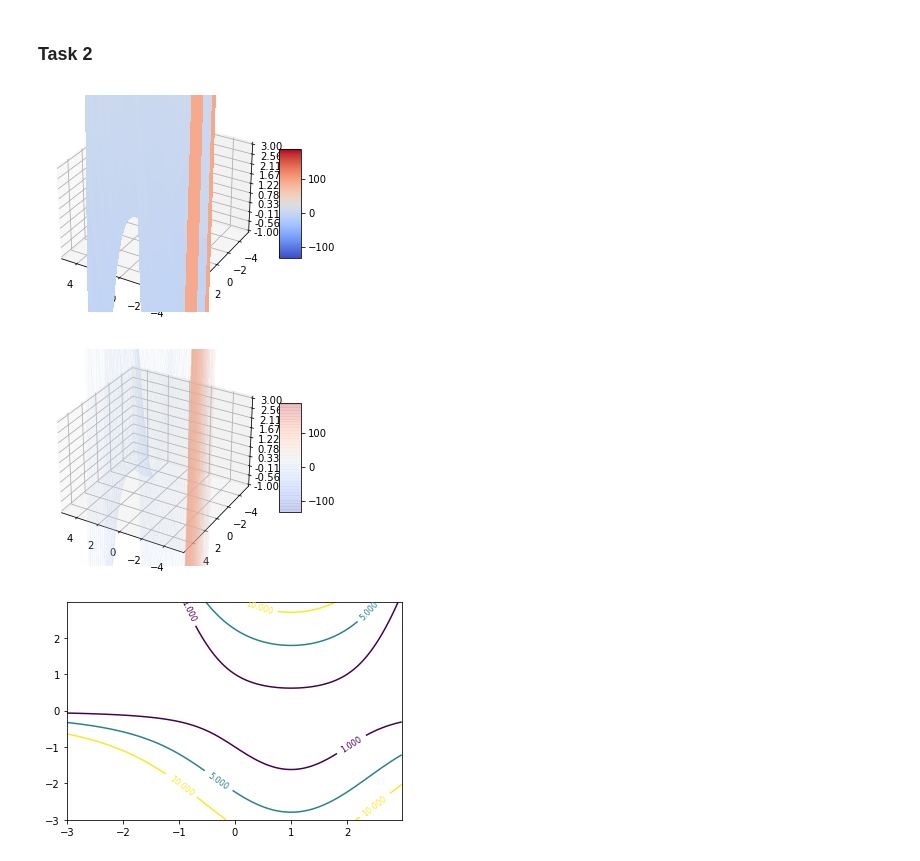
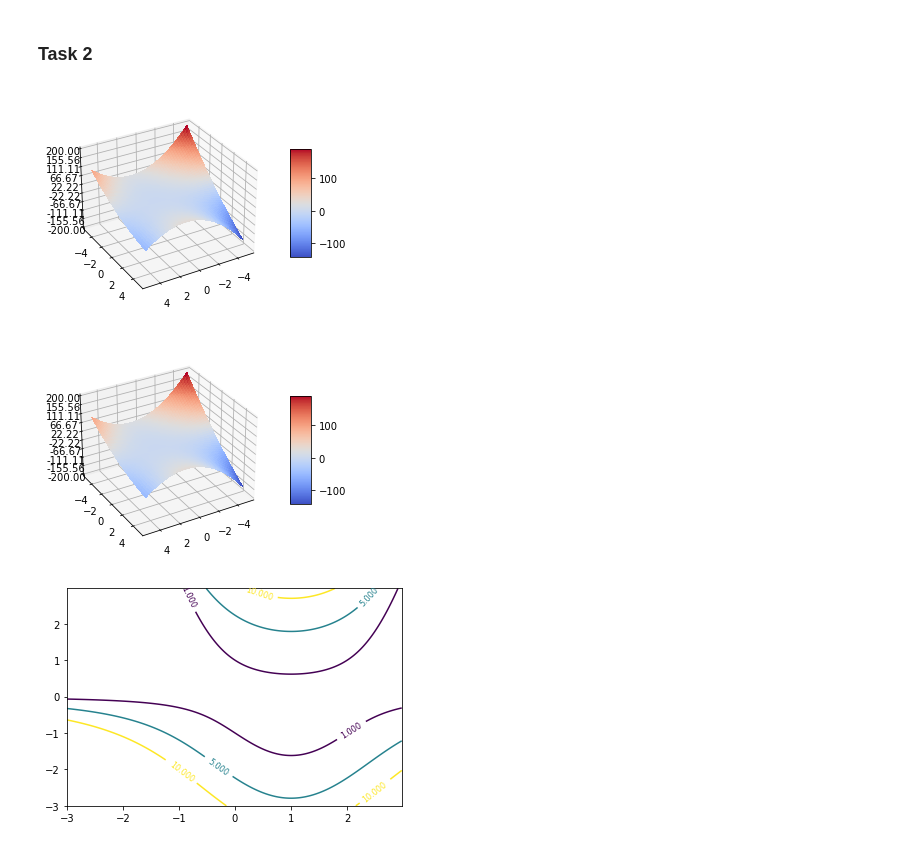
Before and after one commit to IvanAniskavets/Python_2.0, a Jupyter notebook: Math_for_DS_18/HW_5.ipynb, the cells around one changed output. Drawn from its saved outputs; the diff is of its cells as text; code cells hidden in the pictures.

```diff
--- a/Math_for_DS_18/HW_5.ipynb
+++ b/Math_for_DS_18/HW_5.ipynb
@@ -73,62 +73,59 @@ def func0(x1, x2):
 # %%
-
 fig = plt.figure()
 ax = fig.gca(projection='3d')
 
 # Make data.
-X1 = np.arange(-5, 5, 0.25)
-X2 = np.arange(-5, 5, 0.25)
+X1 = np.linspace(-5, 5, 100)
+X2 = np.linspace(-5, 5, 100)
 X1, X2 = np.meshgrid(X1, X2)
 Z = func0(X1, X2)
 
 # Plot the surface.
-surf = ax.plot_surface(X1, X2, Z, cmap=cm.coolwarm,
-                       linewidth=0, antialiased=False)
+surf = ax.plot_surface(X1, X2, Z, cmap=cm.coolwarm, linewidth=0, antialiased=False)
 
 # Customize the z axis.
-ax.set_zlim(-1, 3.0)
+ax.set_zlim(-200, 200.)
 ax.zaxis.set_major_locator(LinearLocator(10))
 ax.zaxis.set_major_formatter(FormatStrFormatter('%.02f'))
 
 # Add a color bar which maps values to colors.
 fig.colorbar(surf, shrink=0.5, aspect=5)
 
-ax.azim = 120
-ax.dist = 10
+ax.azim = 60
+ax.dist = 11
 ax.elev = 30
 
 plt.show()
 # %% [output]
-[figure, old version]
+[figure, new version]
 # %%
 fig = plt.figure()
 ax = fig.gca(projection='3d')
 
 # Make data.
-X1 = np.arange(-5, 5, 0.25)
-X2 = np.arange(-5, 5, 0.25)
+X1 = np.linspace(-5, 5, 100)
+X2 = np.linspace(-5, 5, 100)
 X1, X2 = np.meshgrid(X1, X2)
 Z = func0(X1, X2)
 
 # Plot the surface.
-surf = ax.plot_surface(X1, X2, Z, cmap=cm.coolwarm,
-                       linewidth=0, antialiased=False,alpha=0.1)
+surf = ax.plot_surface(X1, X2, Z, cmap=cm.coolwarm, linewidth=0, antialiased=False)
 
 # Customize the z axis.
-ax.set_zlim(-1, 3.0)
+ax.set_zlim(-200, 200.)
 ax.zaxis.set_major_locator(LinearLocator(10))
 ax.zaxis.set_major_formatter(FormatStrFormatter('%.02f'))
 
 # Add a color bar which maps values to colors.
 fig.colorbar(surf, shrink=0.5, aspect=5)
 
-ax.azim = 120
-ax.dist = 10
+ax.azim = 60
+ax.dist = 11
 ax.elev = 30
 
 plt.show()
 # %% [output]
-[figure, old version]
+[figure, new version]
 # %%
 delta = 0.025
 x1 = np.arange(-3.0, 3.0, delta)
```
Also changed, not shown: parts of 1 cell of this notebook.
